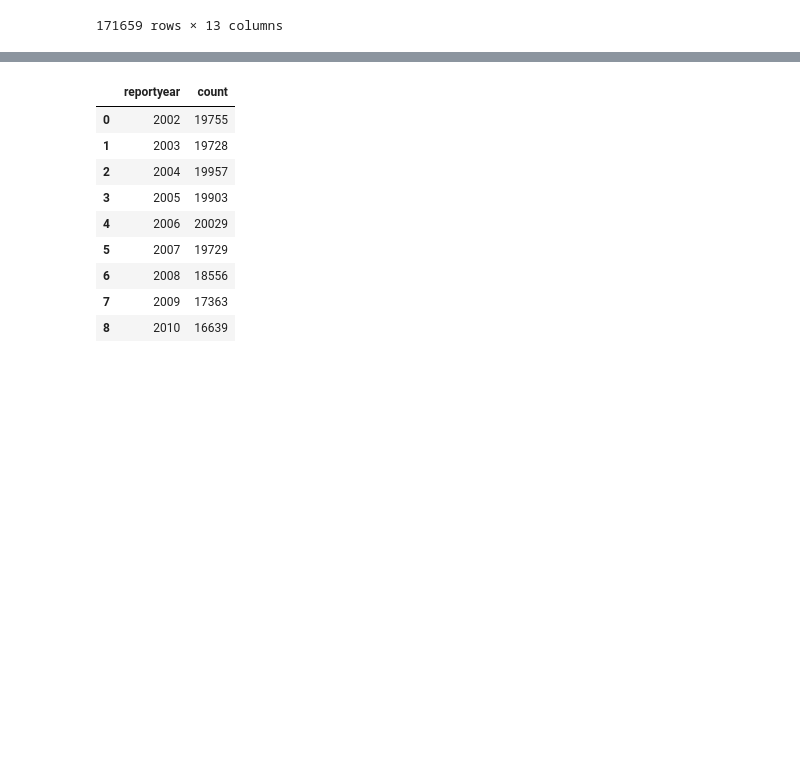
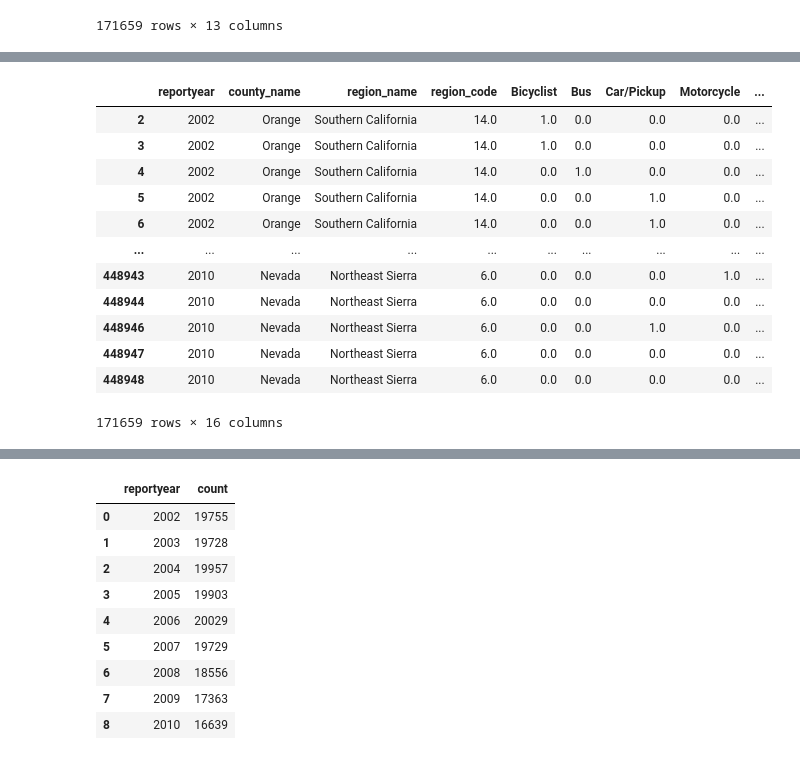
Before and after one commit to PadmaGuna/Project1, a Jupyter notebook: Monica.ipynb, the cells around one changed output, grey strips where cells are left out. Cells and saved outputs as stored; diff of their text form; code cells hidden in the pictures; blank space fills up the shorter version.

```diff
--- a/Monica.ipynb
+++ b/Monica.ipynb
@@ -56,0 +74,3 @@ clean_df
+# %%
+mode_float = pd.get_dummies(clean_df["mode"], dtype=float)
+mode_float
@@ -56,0 +91,6 @@ clean_df
+# %%
+#make float for type of severity of accident. Killed or injured
+severity_float = pd.get_dummies(clean_df["severity"], dtype=float)
+#make float list to concatenate since you cannot merge
+floats = [mode_float, severity_float]
+severity_float
@@ -56,0 +111,4 @@ clean_df
+# %%
+#concatentate outer to get new df with 1.0 value denoting mode and injury
+merged_mode_injury =  pd.concat(floats, axis=1, join="outer")
+merged_mode_injury.head()
@@ -56,0 +122,37 @@ clean_df
+# %%
+#Create new dataframe, this is better than clean to be referenced when making graphs of data
+new_df = pd.DataFrame(
+    {"reportyear" : clean_df["reportyear"],
+    "county_name" : clean_df["county_name"],
+    "region_name" : clean_df["region_name"],
+    "region_code" : clean_df["region_code"],
+    "Bicyclist" : merged_mode_injury["Bicyclist"],
+    "Bus": merged_mode_injury["Bus"],
+    "Car/Pickup" : merged_mode_injury["Car/Pickup"],
+    "Motorcycle" : merged_mode_injury["Motorcycle"],
+    "Pedestrian" : merged_mode_injury["Pedestrian"],
+    "Truck" : merged_mode_injury["Truck"],
+    "Vehicles" : merged_mode_injury["Vehicles"],
+    "Killed" : merged_mode_injury["Killed"],
+    "Severe Injury" : merged_mode_injury["Severe Injury"],
+    "injuries" : clean_df["injuries"],
+    "totalpop" : clean_df["totalpop"],
+    "poprate" : clean_df["poprate"]
+ }
+ )
+
+new_df
+# %% [output]
+|  | reportyear | county_name | region_name | region_code | Bicyclist | Bus | Car/Pickup | Motorcycle | ... |
+| 2 | 2002 | Orange | Southern California | 14.0 | 1.0 | 0.0 | 0.0 | 0.0 | ... |
+| 3 | 2002 | Orange | Southern California | 14.0 | 1.0 | 0.0 | 0.0 | 0.0 | ... |
+| 4 | 2002 | Orange | Southern California | 14.0 | 0.0 | 1.0 | 0.0 | 0.0 | ... |
+| 5 | 2002 | Orange | Southern California | 14.0 | 0.0 | 0.0 | 1.0 | 0.0 | ... |
+| 6 | 2002 | Orange | Southern California | 14.0 | 0.0 | 0.0 | 1.0 | 0.0 | ... |
+| ... | ... | ... | ... | ... | ... | ... | ... | ... | ... |
+| 448943 | 2010 | Nevada | Northeast Sierra | 6.0 | 0.0 | 0.0 | 0.0 | 1.0 | ... |
+| 448944 | 2010 | Nevada | Northeast Sierra | 6.0 | 0.0 | 0.0 | 0.0 | 0.0 | ... |
+| 448946 | 2010 | Nevada | Northeast Sierra | 6.0 | 0.0 | 0.0 | 1.0 | 0.0 | ... |
+| 448947 | 2010 | Nevada | Northeast Sierra | 6.0 | 0.0 | 0.0 | 0.0 | 0.0 | ... |
+| 448948 | 2010 | Nevada | Northeast Sierra | 6.0 | 0.0 | 0.0 | 0.0 | 0.0 | ... |
+171659 rows × 16 columns
```
Also changed, not shown: parts of 10 cells of this notebook, 1 other file.
